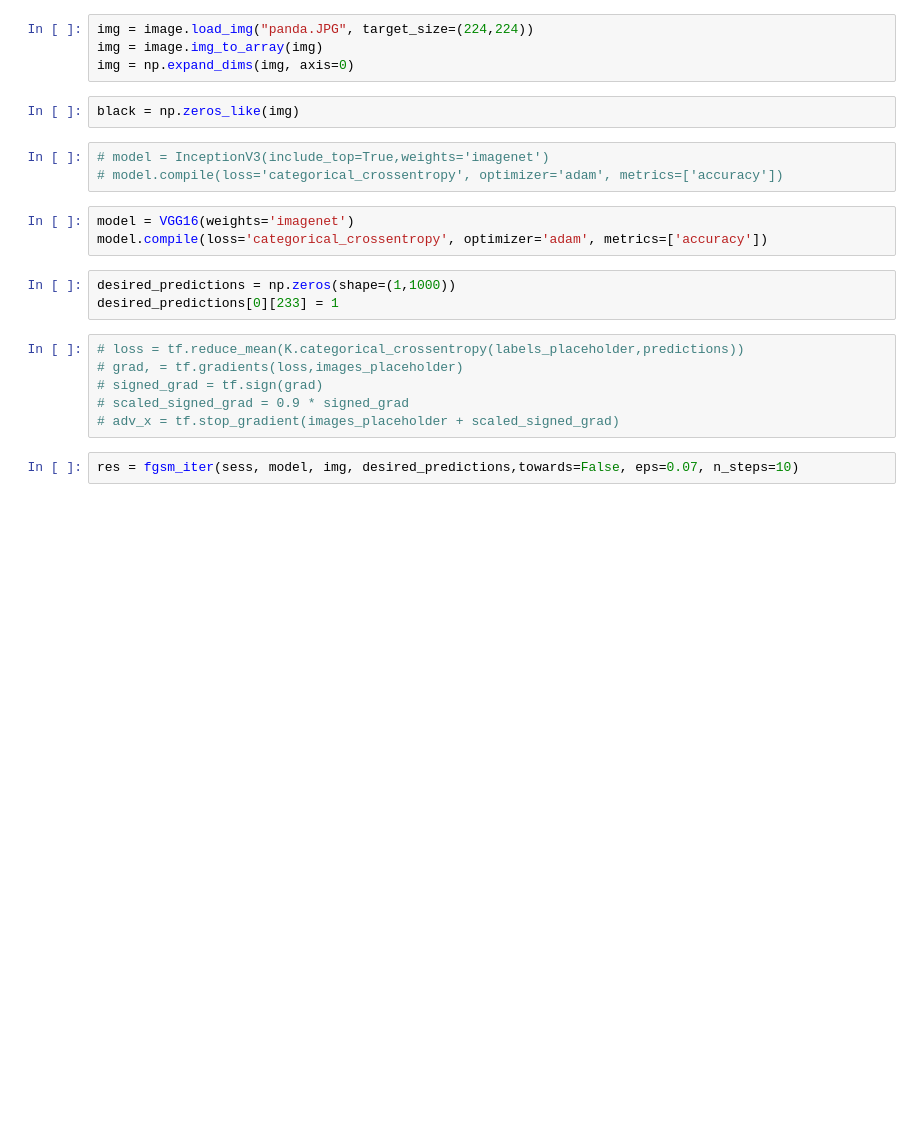
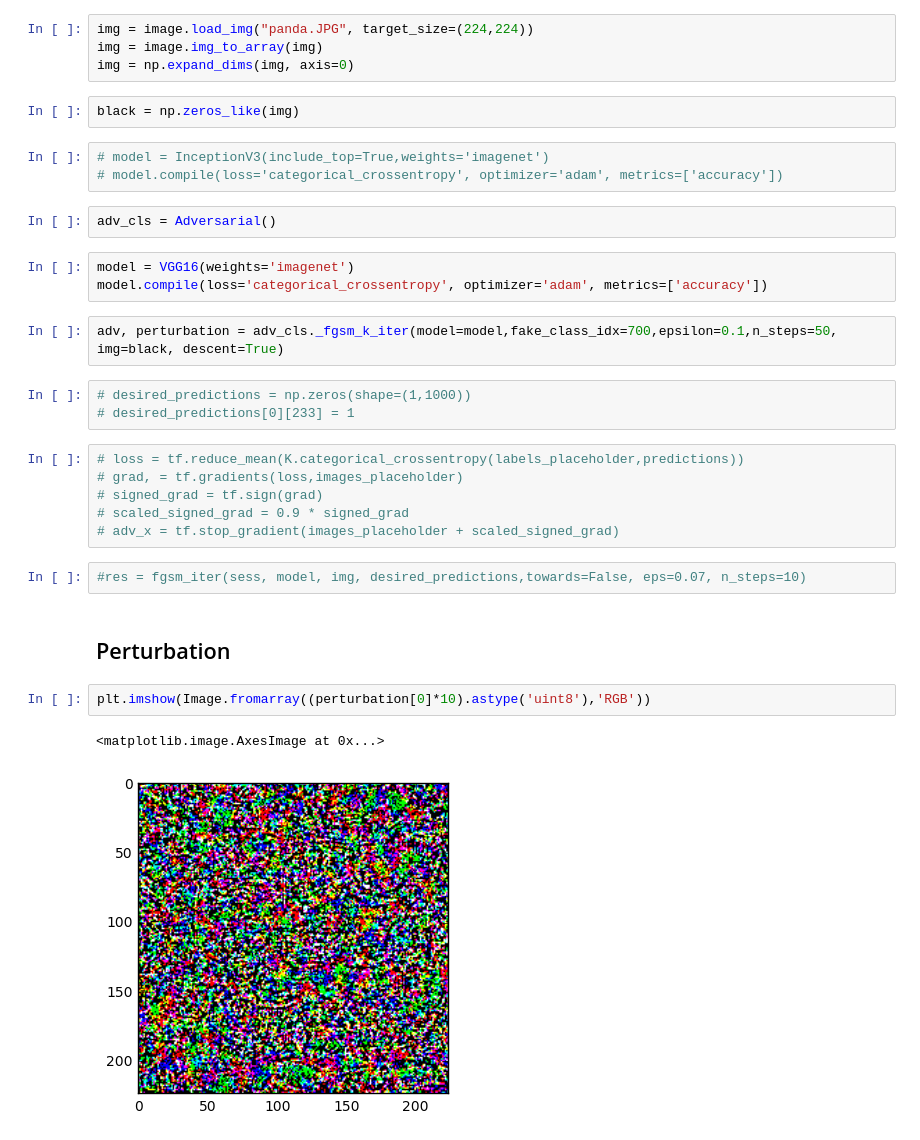
Before and after one commit to rafaelpossas/dnn-adversarial, a Jupyter notebook: adversarial_code/adv.ipynb, the cells around one changed output. Drawn from its saved outputs; the diff is of its cells as text; blank space fills up the shorter version.

```diff
--- a/adversarial_code/adv.ipynb
+++ b/adversarial_code/adv.ipynb
@@ -115,12 +29,16 @@ black = np.zeros_like(img)
 # %%
 # model = InceptionV3(include_top=True,weights='imagenet')
 # model.compile(loss='categorical_crossentropy', optimizer='adam', metrics=['accuracy'])
+# %%
+adv_cls = Adversarial()
 # %%
 model = VGG16(weights='imagenet')
 model.compile(loss='categorical_crossentropy', optimizer='adam', metrics=['accuracy'])
+# %%
+adv, perturbation = adv_cls._fgsm_k_iter(model=model,fake_class_idx=700,epsilon=0.1,n_steps=50, img=black, descent=True)
 # %%
-desired_predictions = np.zeros(shape=(1,1000))
-desired_predictions[0][233] = 1
+# desired_predictions = np.zeros(shape=(1,1000))
+# desired_predictions[0][233] = 1
 # %%
 # loss = tf.reduce_mean(K.categorical_crossentropy(labels_placeholder,predictions))
 # grad, = tf.gradients(loss,images_placeholder)
@@ -128,4 +46,11 @@ desired_predictions[0][233] = 1
 # scaled_signed_grad = 0.9 * signed_grad
 # adv_x = tf.stop_gradient(images_placeholder + scaled_signed_grad)
 # %%
-res = fgsm_iter(sess, model, img, desired_predictions,towards=False, eps=0.07, n_steps=10)
+#res = fgsm_iter(sess, model, img, desired_predictions,towards=False, eps=0.07, n_steps=10)
+# %% [markdown]
+## Perturbation
+# %%
+plt.imshow(Image.fromarray((perturbation[0]*10).astype('uint8'),'RGB'))
+# %% [output]
+<matplotlib.image.AxesImage at 0x...>
+[figure, added]
```
Also changed, not shown: parts of 20 cells of this notebook, 4 other files.
